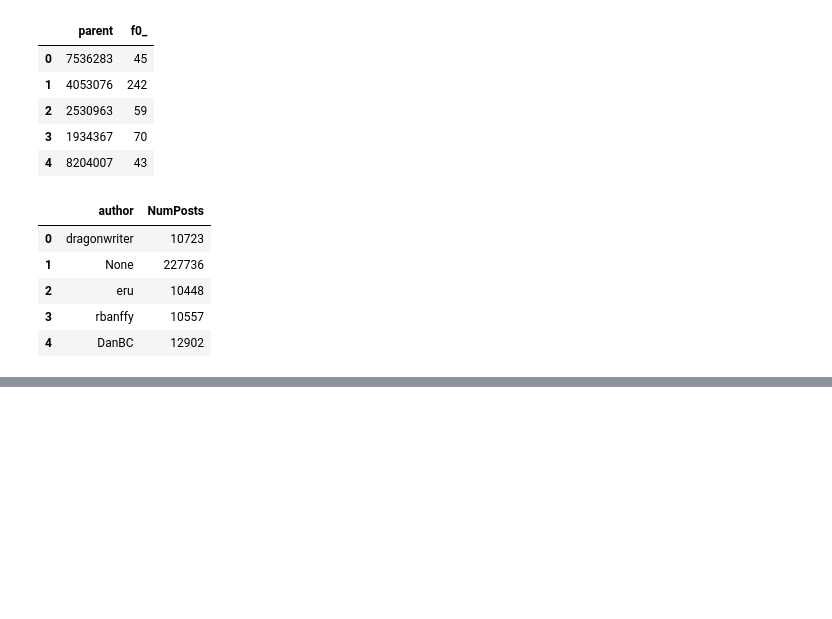
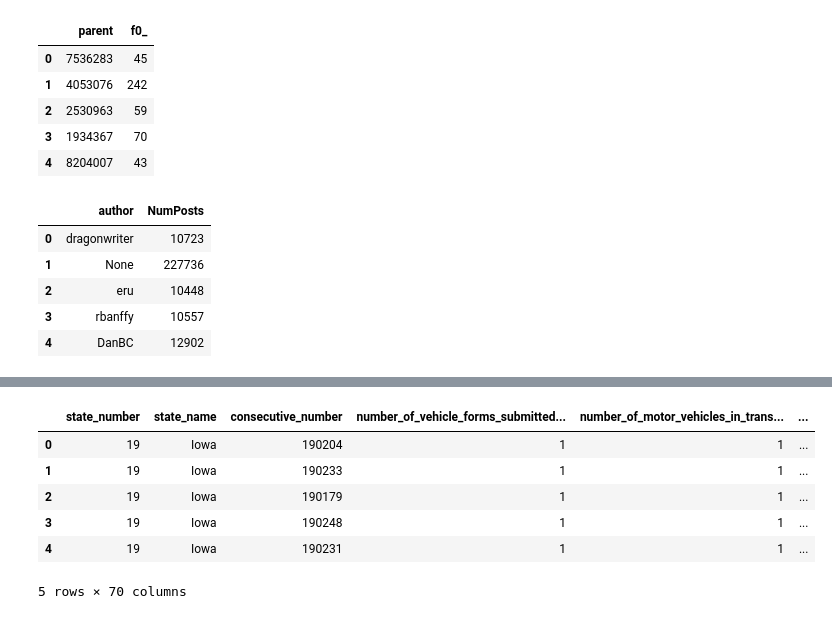
Before and after one commit to karthigeyan0312/My_Kaggle_Practice_Exercises, a Jupyter notebook: sql-with-bigquery.ipynb, the cells around one changed output, grey strips where cells are left out. Cells and saved outputs as stored; diff of their text form; code cells hidden in the pictures; blank space fills up the shorter version.

```diff
--- a/sql-with-bigquery.ipynb
+++ b/sql-with-bigquery.ipynb
@@ -302,3 +304,14 @@ prolific_commentors.head()
 | 2 | eru | 10448 |
 | 3 | rbanffy | 10557 |
 | 4 | DanBC | 12902 |
+# %%
+from google.cloud import bigquery
+
+client = bigquery.Client()
+dataset_ref = client.dataset('nhtsa_traffic_fatalities', project='bigquery-public-data')
+dataset = client.get_dataset(dataset_ref)
+
+tables = list(client.list_tables(dataset))
+
+for table in tables:
+    print(table.table_id)
@@ -304,0 +336,13 @@ prolific_commentors.head()
+# %%
+table_ref = dataset_ref.table("accident_2015")
+table = client.get_table(table_ref)
+
+client.list_rows(table, max_results=5).to_dataframe()
+# %% [output]
+|  | state_number | state_name | consecutive_number | number_of_vehicle_forms_submitted... | number_of_motor_vehicles_in_trans... | ... |
+| 0 | 19 | Iowa | 190204 | 1 | 1 | ... |
+| 1 | 19 | Iowa | 190233 | 1 | 1 | ... |
+| 2 | 19 | Iowa | 190179 | 1 | 1 | ... |
+| 3 | 19 | Iowa | 190248 | 1 | 1 | ... |
+| 4 | 19 | Iowa | 190231 | 1 | 1 | ... |
+5 rows × 70 columns
```
Also changed, not shown: parts of 5 cells of this notebook.
